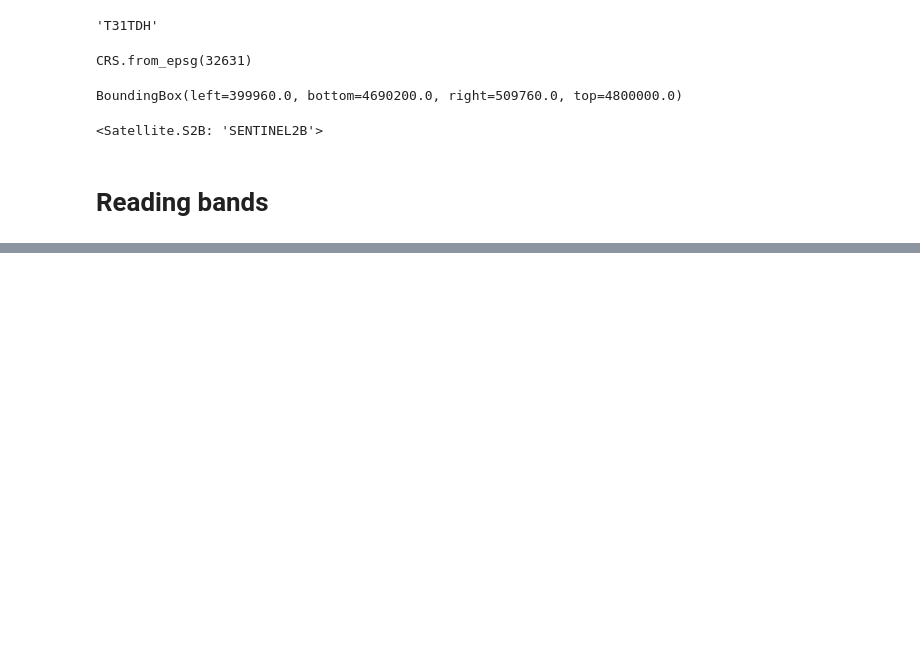
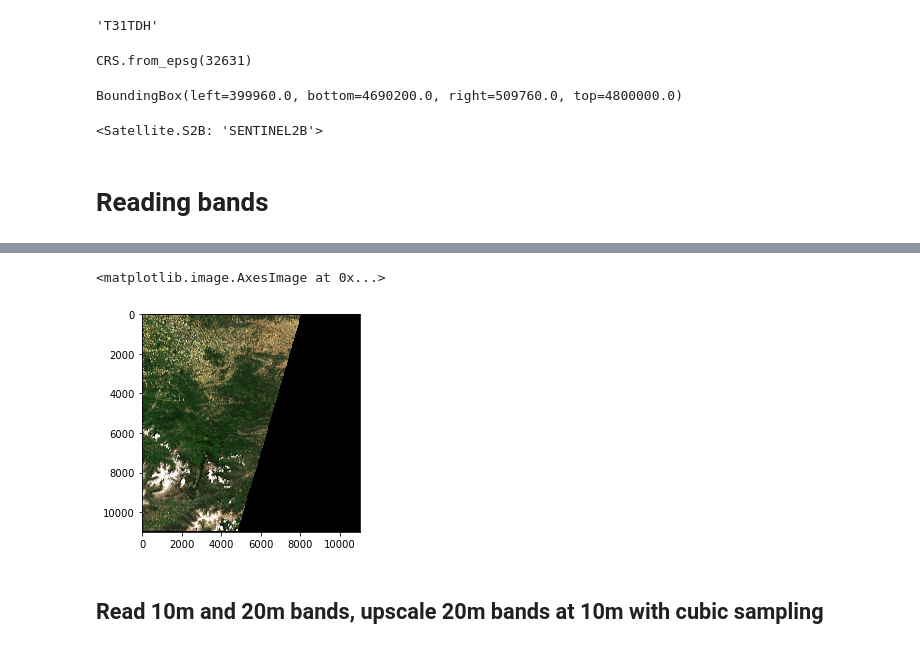
Before and after one commit to CNES/sensorsio, a Jupyter notebook: notebooks/sentinel2.ipynb, the cells around one changed output, grey strips where cells are left out. Cells and saved outputs as stored; diff of their text form; code cells hidden in the pictures; blank space fills up the shorter version.

```diff
--- a/notebooks/sentinel2.ipynb
+++ b/notebooks/sentinel2.ipynb
@@ -58,0 +111,14 @@ pyplot.imshow(arr_rgb)
+# %%
+arr = dataset.read_bands(sentinel2.Sentinel2.GROUP_10M,
+                         resolution=10,
+                         crs='epsg:2154')
+# %%
+arr_rgb, _, _ = utils.rgb_render(arr, bands=[2,1,0],
+                                 dmin=np.array([0.,0., 0.]),
+                                 dmax=np.array([0.2,0.2,0.2]))
+pyplot.imshow(arr_rgb)
+# %% [output]
+<matplotlib.image.AxesImage at 0x...>
+[figure, added]
+# %% [markdown]
+## Read 10m and 20m bands, upscale 20m bands at 10m with cubic sampling
```
Also changed, not shown: parts of 17 cells of this notebook, 2 other files.
